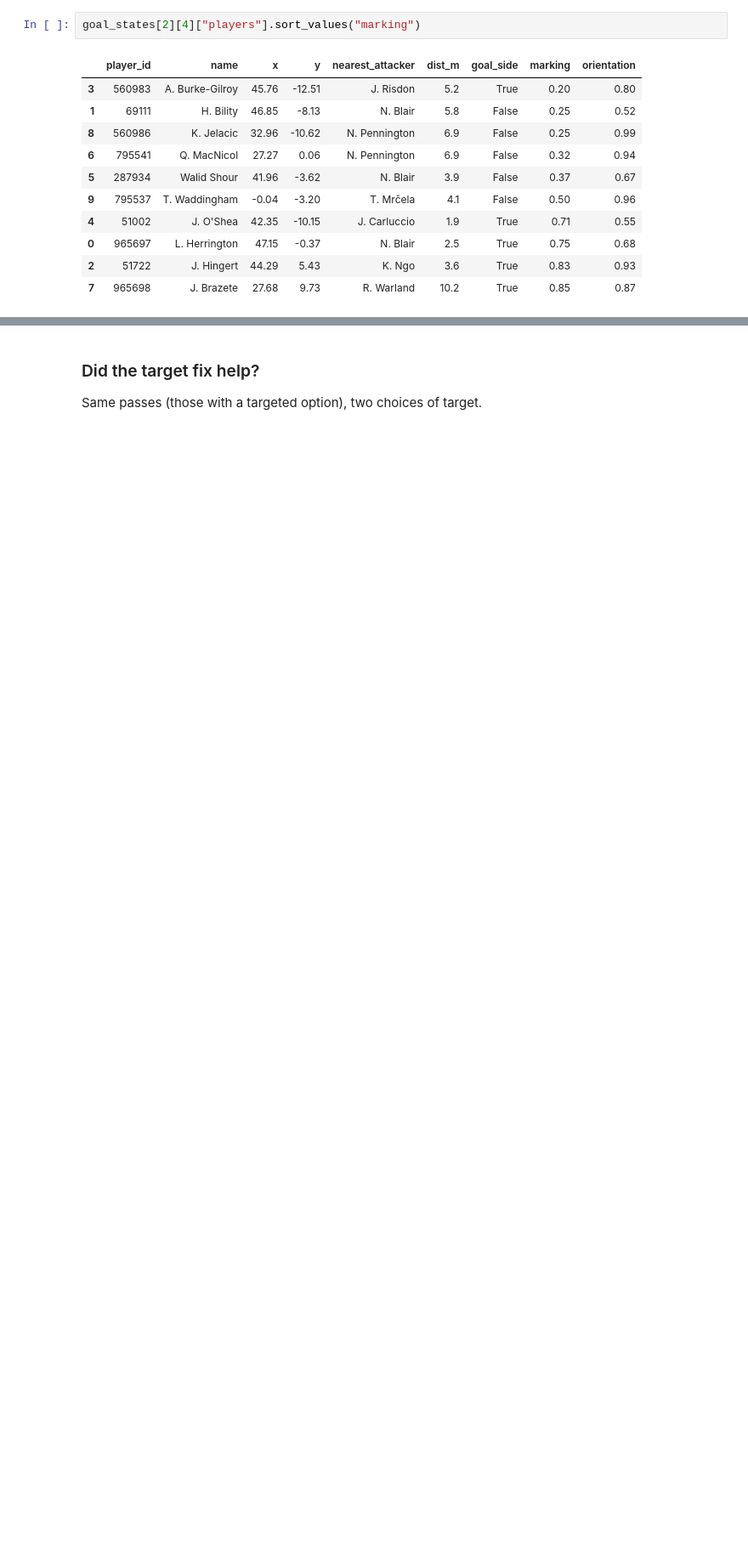
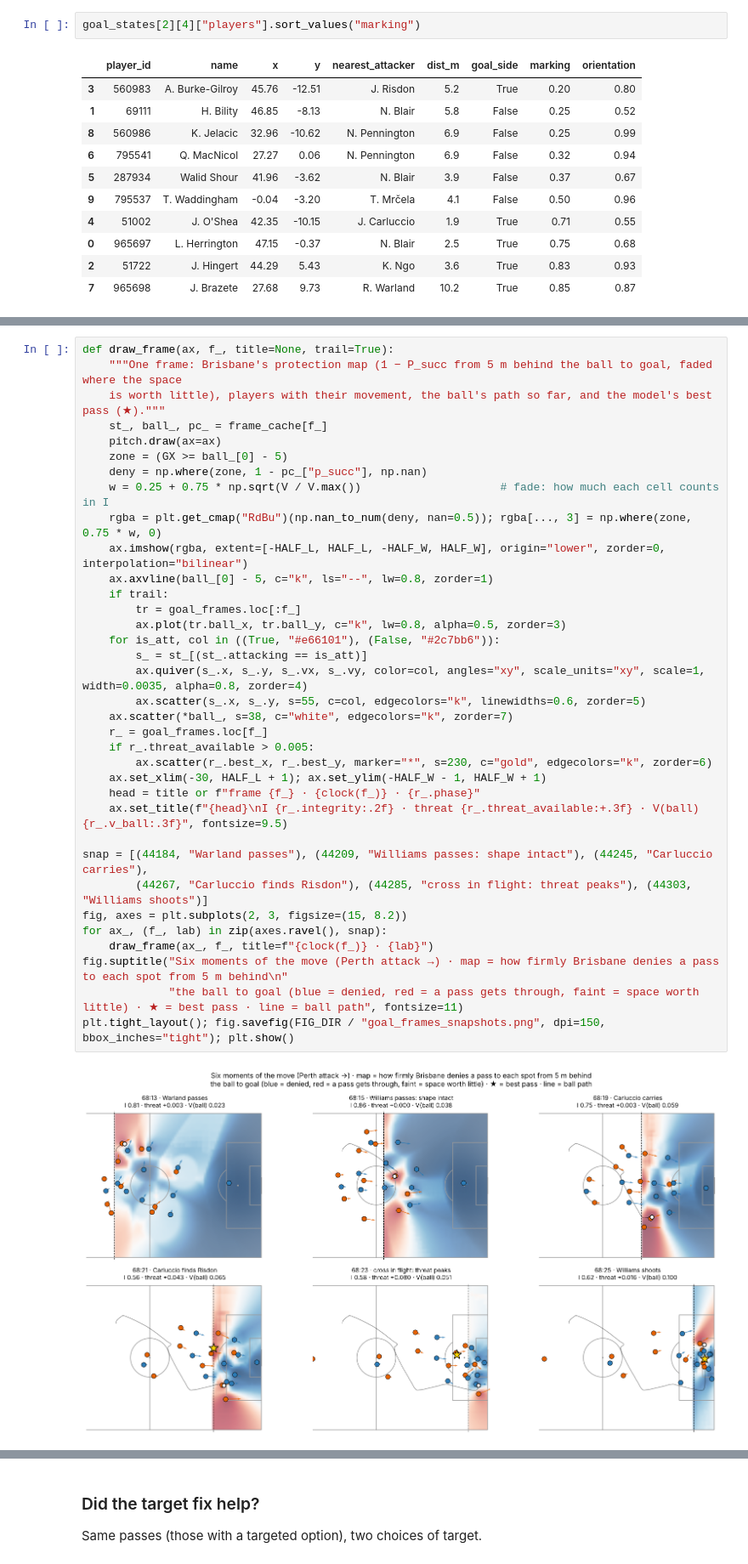
Before and after one commit to SkillCorner/opendata, a Jupyter notebook: notebooks/defensive_shape_integrity.ipynb, the cells around one changed output, grey strips where cells are left out. Shown at 85% size. Drawn from its saved outputs; the diff is of its cells as text; blank space fills up the shorter version.

```diff
--- a/notebooks/defensive_shape_integrity.ipynb
+++ b/notebooks/defensive_shape_integrity.ipynb
@@ -900,0 +1022,37 @@ goal_states[2][4]["players"].sort_values("marking")
+# %%
+def draw_frame(ax, f_, title=None, trail=True):
+    """One frame: Brisbane's protection map (1 − P_succ from 5 m behind the ball to goal, faded where the space
+    is worth little), players with their movement, the ball's path so far, and the model's best pass (★)."""
+    st_, ball_, pc_ = frame_cache[f_]
+    pitch.draw(ax=ax)
+    zone = (GX >= ball_[0] - 5)
+    deny = np.where(zone, 1 - pc_["p_succ"], np.nan)
+    w = 0.25 + 0.75 * np.sqrt(V / V.max())                     # fade: how much each cell counts in I
+    rgba = plt.get_cmap("RdBu")(np.nan_to_num(deny, nan=0.5)); rgba[..., 3] = np.where(zone, 0.75 * w, 0)
+    ax.imshow(rgba, extent=[-HALF_L, HALF_L, -HALF_W, HALF_W], origin="lower", zorder=0, interpolation="bilinear")
+    ax.axvline(ball_[0] - 5, c="k", ls="--", lw=0.8, zorder=1)
+    if trail:
+        tr = goal_frames.loc[:f_]
+        ax.plot(tr.ball_x, tr.ball_y, c="k", lw=0.8, alpha=0.5, zorder=3)
+    for is_att, col in ((True, "#e66101"), (False, "#2c7bb6")):
+        s_ = st_[(st_.attacking == is_att)]
+        ax.quiver(s_.x, s_.y, s_.vx, s_.vy, color=col, angles="xy", scale_units="xy", scale=1, width=0.0035, alpha=0.8, zorder=4)
+        ax.scatter(s_.x, s_.y, s=55, c=col, edgecolors="k", linewidths=0.6, zorder=5)
+    ax.scatter(*ball_, s=38, c="white", edgecolors="k", zorder=7)
+    r_ = goal_frames.loc[f_]
+    if r_.threat_available > 0.005:
+        ax.scatter(r_.best_x, r_.best_y, marker="*", s=230, c="gold", edgecolors="k", zorder=6)
+    ax.set_xlim(-30, HALF_L + 1); ax.set_ylim(-HALF_W - 1, HALF_W + 1)
+    head = title or f"frame {f_} · {clock(f_)} · {r_.phase}"
+    ax.set_title(f"{head}\nI {r_.integrity:.2f} · threat {r_.threat_available:+.3f} · V(ball) {r_.v_ball:.3f}", fontsize=9.5)
+
+snap = [(44184, "Warland passes"), (44209, "Williams passes: shape intact"), (44245, "Carluccio carries"),
+        (44267, "Carluccio finds Risdon"), (44285, "cross in flight: threat peaks"), (44303, "Williams shoots")]
+fig, axes = plt.subplots(2, 3, figsize=(15, 8.2))
+for ax_, (f_, lab) in zip(axes.ravel(), snap):
+    draw_frame(ax_, f_, title=f"{clock(f_)} · {lab}")
+fig.suptitle("Six moments of the move (Perth attack →) · map = how firmly Brisbane denies a pass to each spot from 5 m behind\n"
+             "the ball to goal (blue = denied, red = a pass gets through, faint = space worth little) · ★ = best pass · line = ball path", fontsize=11)
+plt.tight_layout(); fig.savefig(FIG_DIR / "goal_frames_snapshots.png", dpi=150, bbox_inches="tight"); plt.show()
+# %% [output]
+[figure, added]
```
Also changed, not shown: parts of 7 cells of this notebook, 3 other files.
